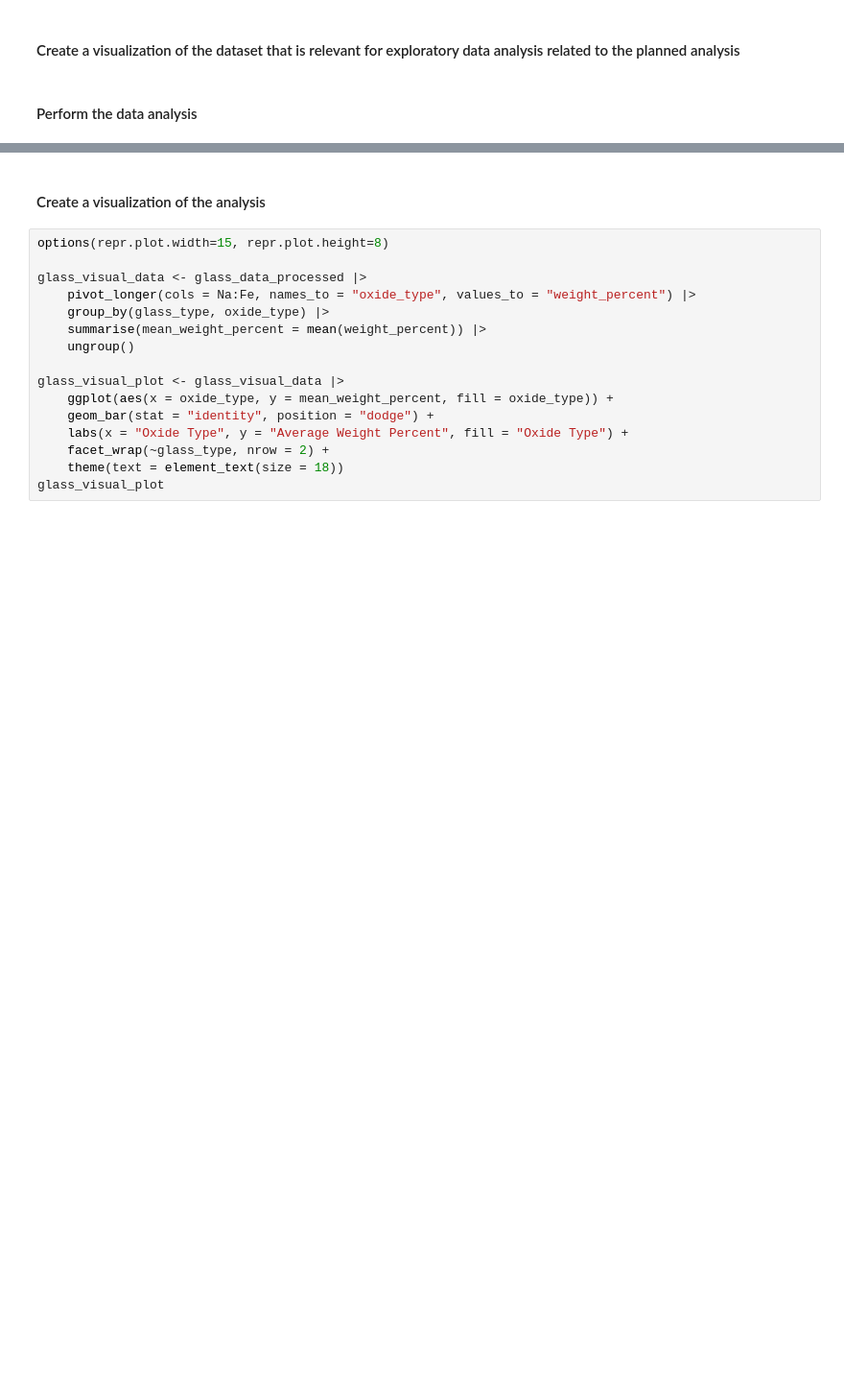
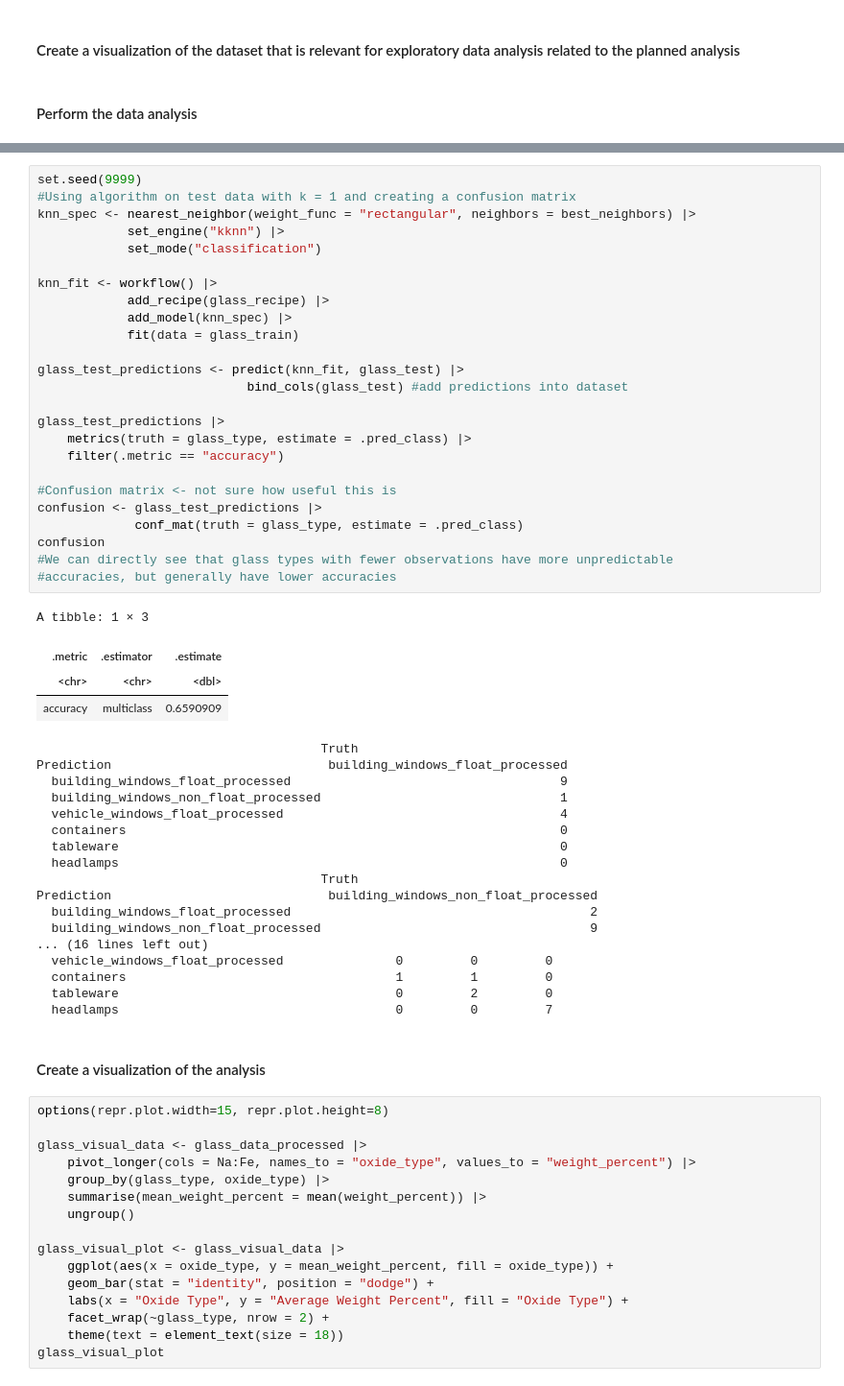
Before and after one commit to omairqazi29/DSCI100, a Jupyter notebook: Report.ipynb, the cells around one changed output, grey strips where cells are left out. Shown at 96% size. Cells and saved outputs as stored; diff of their text form; blank space fills up the shorter version.

Commit message:
Added confusion matrix based on k = 1

```diff
--- a/Report.ipynb
+++ b/Report.ipynb
@@ -180,4 +205,51 @@ A tibble: 2 × 2
 [figure]
+# %%
+set.seed(9999)
+#Using algorithm on test data with k = 1 and creating a confusion matrix
+knn_spec <- nearest_neighbor(weight_func = "rectangular", neighbors = best_neighbors) |>
+            set_engine("kknn") |>
+            set_mode("classification")
+
+knn_fit <- workflow() |>
+            add_recipe(glass_recipe) |>
+            add_model(knn_spec) |>
+            fit(data = glass_train)
+
+glass_test_predictions <- predict(knn_fit, glass_test) |>
+                            bind_cols(glass_test) #add predictions into dataset
+
+glass_test_predictions |>
+    metrics(truth = glass_type, estimate = .pred_class) |>
+    filter(.metric == "accuracy")
+
+#Confusion matrix <- not sure how useful this is
+confusion <- glass_test_predictions |>
+             conf_mat(truth = glass_type, estimate = .pred_class)
+confusion
+#We can directly see that glass types with fewer observations have more unpredictable
+#accuracies, but generally have lower accuracies
+# %% [output]
+A tibble: 1 × 3
+| .metric | .estimator | .estimate |
+| <chr> | <chr> | <dbl> |
+| accuracy | multiclass | 0.6590909 |
+                                      Truth
+Prediction                             building_windows_float_processed
+  building_windows_float_processed                                    9
+  building_windows_non_float_processed                                1
+  vehicle_windows_float_processed                                     4
+  containers                                                          0
+  tableware                                                           0
+  headlamps                                                           0
+                                      Truth
+Prediction                             building_windows_non_float_processed
+  building_windows_float_processed                                        2
+  building_windows_non_float_processed                                    9
+... (16 lines left out)
+  vehicle_windows_float_processed               0         0         0
+  containers                                    1         1         0
+  tableware                                     0         2         0
+  headlamps                                     0         0         7
 # %% [markdown]
 #### Create a visualization of the analysis
 # %%
```
Also changed, not shown: parts of 3 cells of this notebook.
